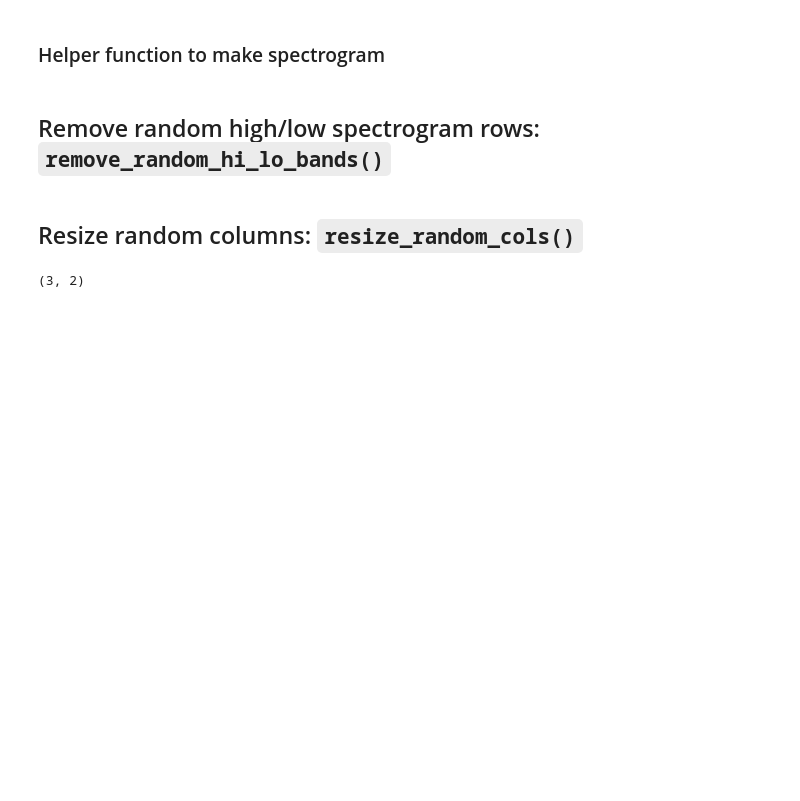
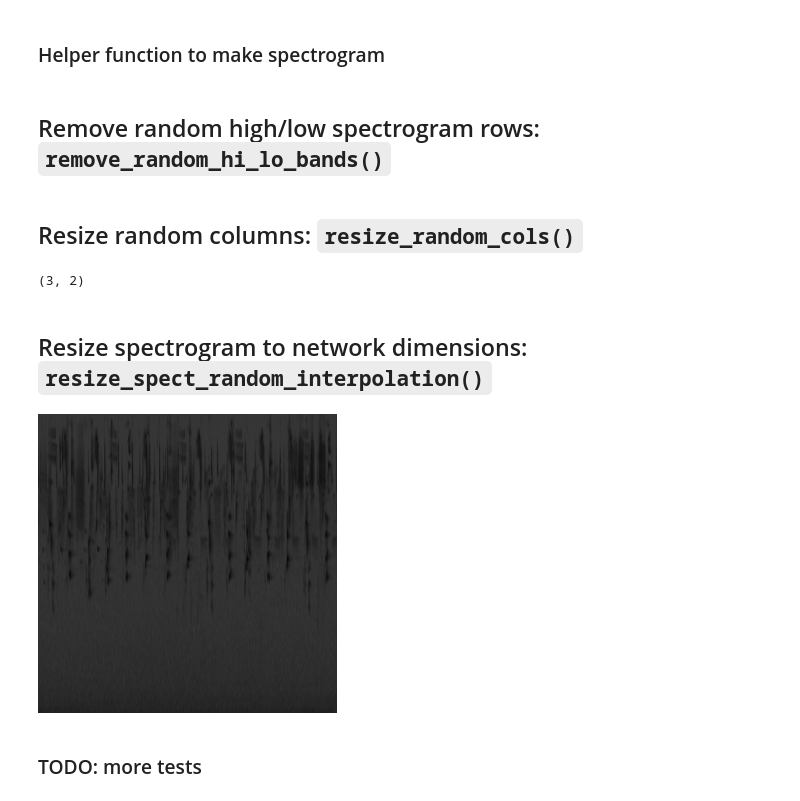
Before and after one commit to kitzeslab/opensoundscape, a Jupyter notebook: opensoundscape/augmentations.ipynb, the cells around one changed output. Drawn from its saved outputs; the diff is of its cells as text; code cells hidden in the pictures; blank space fills up the shorter version.

Commit message:
Add random filter resizing

```diff
--- a/opensoundscape/augmentations.ipynb
+++ b/opensoundscape/augmentations.ipynb
@@ -1145,3 +1145,5 @@ stretched_2x = np.rint(resize_random_bands(
     max_stretch_factor = 2))
 
 npt.assert_array_equal(stretched_2x, true_2x_stretched)
+# %% [markdown]
+## Resize spectrogram to network dimensions: `resize_spect_random_interpolation()`
@@ -1147,0 +1202,12 @@ npt.assert_array_equal(stretched_2x, true_2x_stretched)
+# %%
+samples, sample_rate = librosa.load('../tests/1min.wav')
+spectrogram = make_spectrogram(samples, sample_rate)
+resize_spect_random_interpolation(
+    spectrogram = spectrogram,
+    width = 299,
+    height = 299,
+    chance_random_interpolation = 0.15)
+# %% [output]
+[figure, added]
+# %% [markdown]
+### TODO: more tests
```
Also changed, not shown: parts of 2 cells of this notebook.
